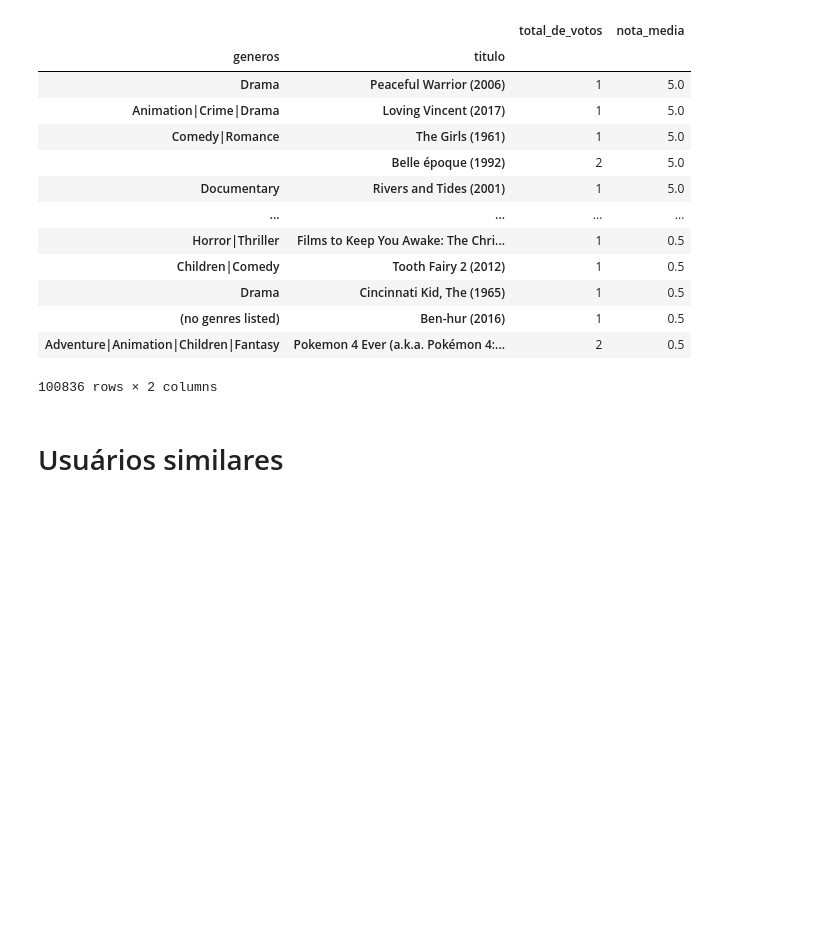
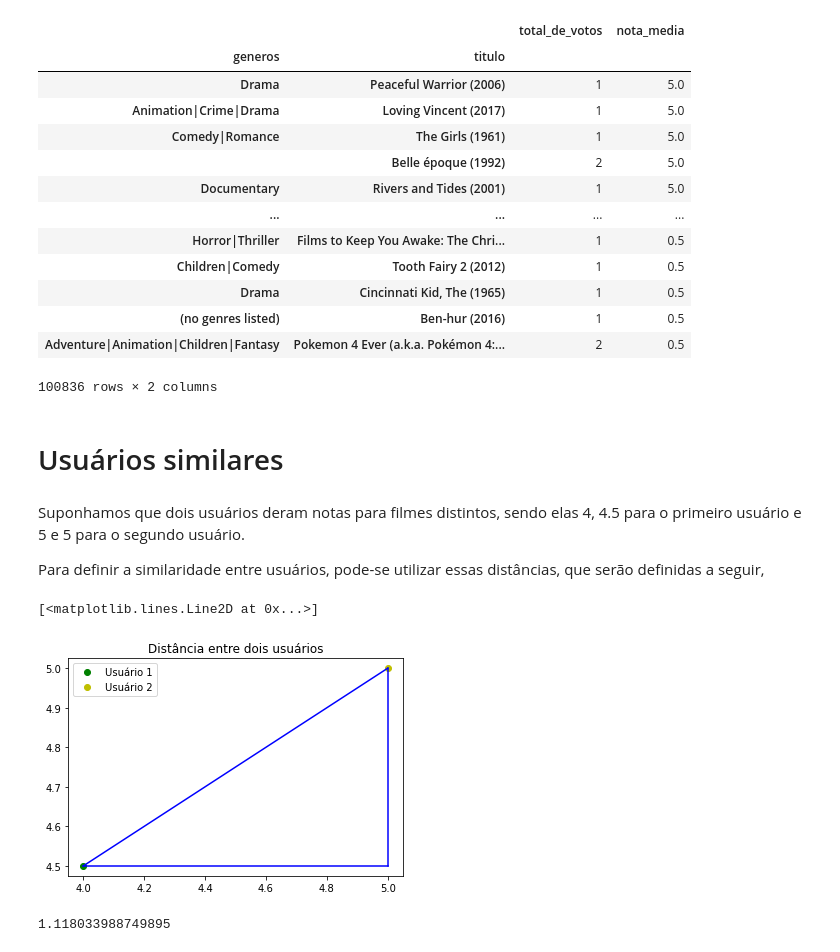
Before and after one commit to Pedro-A-D-S/recommendation_system, a Jupyter notebook: rec_system.ipynb, the cells around one changed output. Saved outputs shown, nothing was run; the diff lists cells and outputs as text; code cells hidden in the pictures; blank space fills up the shorter version.

```diff
--- a/rec_system.ipynb
+++ b/rec_system.ipynb
@@ -291,3 +294,7 @@ df[['titulo', 'generos', 'total_de_votos','nota_media']].set_index(['generos','t
 100836 rows × 2 columns
 # %% [markdown]
 # Usuários similares
+# %% [markdown]
+Suponhamos que dois usuários deram notas para filmes distintos, sendo elas 4, 4.5 para o primeiro usuário e 5 e 5 para o segundo usuário.
+
+Para definir a similaridade entre usuários, pode-se utilizar essas distâncias, que serão definidas a seguir,
@@ -293,0 +310,17 @@ df[['titulo', 'generos', 'total_de_votos','nota_media']].set_index(['generos','t
+# %%
+plt.plot(4, 4.5, 'go')
+plt.plot(5, 5, 'yo')
+plt.legend(['Usuário 1', 'Usuário 2'])
+plt.title('Distância entre dois usuários')
+
+plt.plot([4, 5], [4.5, 4.5], color = 'b', linestyle = "-")
+plt.plot([4, 5], [4.5, 5], color = 'b', linestyle = "-")
+plt.plot([5, 5], [5, 4.5], color = 'b', linestyle = "-")
+# %% [output]
+[<matplotlib.lines.Line2D at 0x...>]
+[figure, added]
+# %%
+# distância entre os usuários 1 e 2
+np.linalg.norm(usuario1 - usuario2)
+# %% [output]
+1.118033988749895
```
Also changed, not shown: parts of 33 cells of this notebook, 1 other file.
